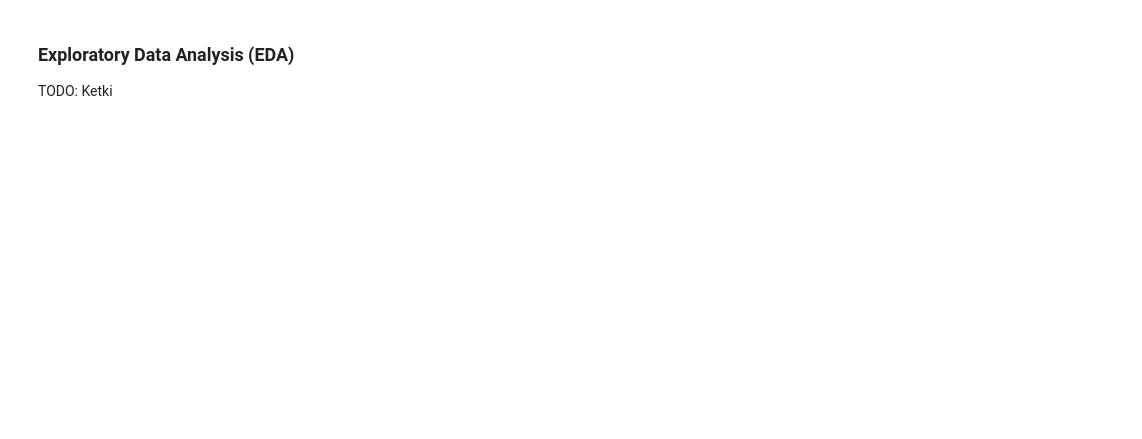
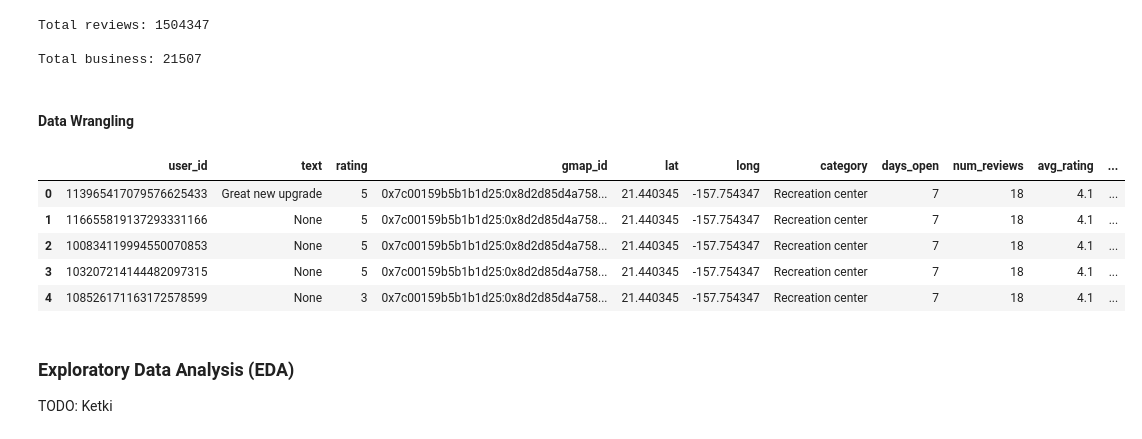
Before and after one commit to ArnavTalreja/Determining-factors-Influencing-Ratings-for-Consumer-Businesses, a Jupyter notebook: assignment2.ipynb, the cells around one changed output. Cells and saved outputs as stored; diff of their text form; code cells hidden in the pictures; blank space fills up the shorter version.

Commit message:
added dataset and initial eda

```diff
--- a/assignment2.ipynb
+++ b/assignment2.ipynb
@@ -57,0 +66,35 @@ TODO Ketki
+# %%
+def get_data(url):
+    """
+    Downloading the data from the url in .json.gz format
+    and reads it into an array
+    """
+
+    dataset = []
+
+    response = requests.get(url, stream=True)
+    with gzip.GzipFile(fileobj=response.raw) as f:
+        for line in f:
+            data = json.loads(line)
+            dataset.append(data)
+
+    return dataset
+
+# Defining URLs
+url_review_data = "https://datarepo.eng.ucsd.edu/mcauley_group/gdrive/googlelocal/review-Hawaii_10.json.gz"
+url_metadata = "https://datarepo.eng.ucsd.edu/mcauley_group/gdrive/googlelocal/meta-Hawaii.json.gz"
+
+# Get data
+dataset = get_data(url_review_data)
+metadata = get_data(url_metadata)
+
+
+print(f"Total reviews: {len(dataset)}")
+print()
+print(f"Total business: {len(metadata)}")
+# %% [output]
+Total reviews: 1504347
+
+Total business: 21507
+# %% [markdown]
+#### Data Wrangling
@@ -58,3 +193,48 @@ TODO Ketki
+# %%
+# creating dataset as a pd.Dataframe
+data = pd.DataFrame()
+data['user_id'] = [d['user_id'] for d in dataset]
+data['text'] = [d['text'] for d in dataset]
+data['rating'] = [d['rating'] for d in dataset]
+data['gmap_id'] = [d['gmap_id'] for d in dataset]
+
+# setting map
+gmap_map = {d['gmap_id']: d for d in metadata}
+
+# adding lat long data and category
+data['lat'] = [gmap_map[d['gmap_id']]['latitude'] for d in dataset]
+data['long'] = [gmap_map[d['gmap_id']]['longitude'] for d in dataset]
+data['category'] = [gmap_map[d['gmap_id']]['category'][0] if gmap_map[d['gmap_id']]['category'] is not None else 'None' for d in dataset]
+data['days_open'] = [len(gmap_map[d['gmap_id']]['hours']) if gmap_map[d['gmap_id']]['hours'] is not None else -1 for d in dataset]
+data['num_reviews'] = [gmap_map[d['gmap_id']]['num_of_reviews'] for d in dataset]
+data['avg_rating'] = [gmap_map[d['gmap_id']]['avg_rating'] for d in dataset]
+
+# computing tf_if data
+tf_idf_map = compute_tf_idf(data)
+
+freq_1 = []
+freq_2 = []
+freq_3 = []
+for i, text in enumerate(data['text']):
+    tfs = compute_k_frequent_tfidf(text, tf_idf_map[i])
+
+    freq_1.append(tfs[0])
+    freq_2.append(tfs[1])
+    freq_3.append(tfs[2])
+
+data['tfidf_1'] = freq_1
+data['tfidf_2'] = freq_2
+data['tfidf_3'] = freq_3
+
+# data
+data.head()
+# %% [output]
+|  | user_id | text | rating | gmap_id | lat | long | category | days_open | num_reviews | avg_rating | ... |
+| 0 | 113965417079576625433 | Great new upgrade | 5 | 0x7c00159b5b1b1d25:0x8d2d85d4a758... | 21.440345 | -157.754347 | Recreation center | 7 | 18 | 4.1 | ... |
+| 1 | 116655819137293331166 | None | 5 | 0x7c00159b5b1b1d25:0x8d2d85d4a758... | 21.440345 | -157.754347 | Recreation center | 7 | 18 | 4.1 | ... |
+| 2 | 100834119994550070853 | None | 5 | 0x7c00159b5b1b1d25:0x8d2d85d4a758... | 21.440345 | -157.754347 | Recreation center | 7 | 18 | 4.1 | ... |
+| 3 | 103207214144482097315 | None | 5 | 0x7c00159b5b1b1d25:0x8d2d85d4a758... | 21.440345 | -157.754347 | Recreation center | 7 | 18 | 4.1 | ... |
+| 4 | 108526171163172578599 | None | 3 | 0x7c00159b5b1b1d25:0x8d2d85d4a758... | 21.440345 | -157.754347 | Recreation center | 7 | 18 | 4.1 | ... |
 # %% [markdown]
 ### Exploratory Data Analysis (EDA)
 
```
Also changed, not shown: parts of 6 cells of this notebook.
